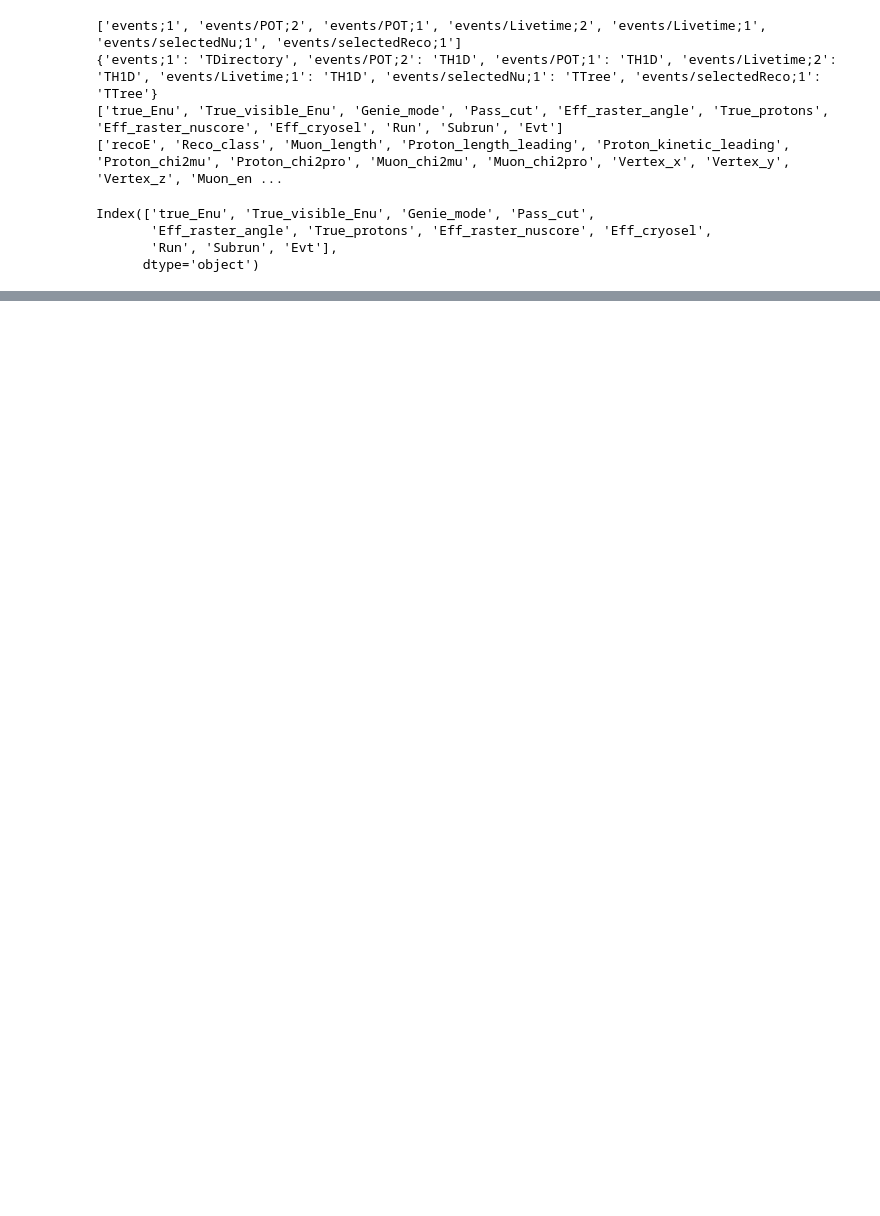
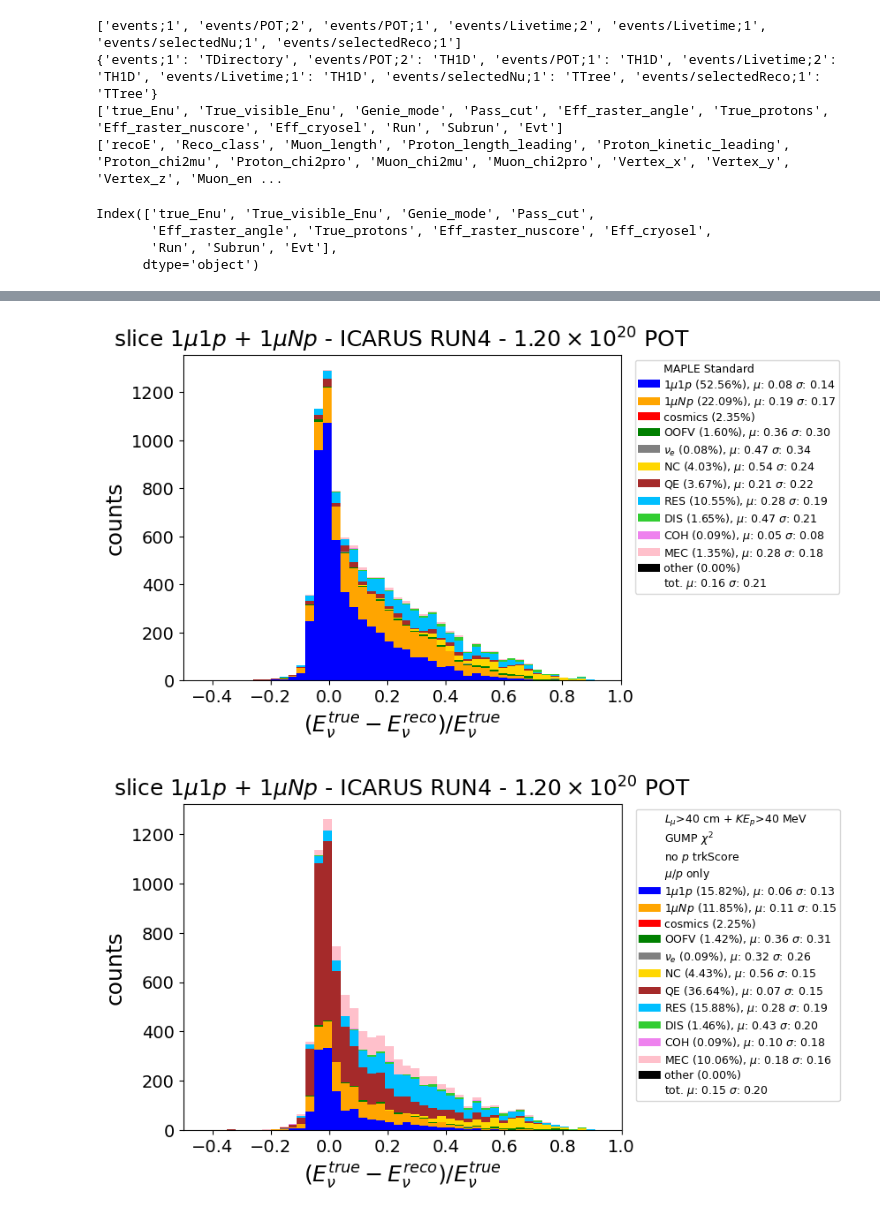
Before and after one commit to NicolaSommaggio/NicolaICARUS, a Jupyter notebook: MAPLE/selection_icarus/read_sbruce_tree.ipynb, the cells around one changed output, grey strips where cells are left out. Cells and saved outputs as stored; diff of their text form; code cells hidden in the pictures; blank space fills up the shorter version.

```diff
--- a/MAPLE/selection_icarus/read_sbruce_tree.ipynb
+++ b/MAPLE/selection_icarus/read_sbruce_tree.ipynb
@@ -181 +267,16 @@ plt.ylim(0,0.6)
+# %%
+labels = [
+    'MAPLE Standard',
+    r'$L_{\mu}$>40 cm + $KE_p$>40 MeV',
+    r'$L_{\mu}$>40 cm + $KE_p$>40 MeV' '\n' r'GUMP $\chi^2$',
+    r'$L_{\mu}$>40 cm + $KE_p$>40 MeV' '\n' r'GUMP $\chi^2$' '\n' r'no $p$ trkScore',
+    r'$L_{\mu}$>40 cm + $KE_p$>40 MeV' '\n' r'GUMP $\chi^2$' '\n' r'no $p$ trkScore' '\n' r'$\mu$/$p$ only',
+    r'$L_{\mu}$>40 cm + $KE_p$>40 MeV' '\n' r'GUMP $\chi^2$' '\n' r'no $p$ trkScore' '\n' r'$\mu$/$p$ only' '\n' 'GUMP CRT',
+    r'$L_{\mu}$>40 cm + $KE_p$>40 MeV' '\n' r'GUMP $\chi^2$' '\n' r'no $p$ trkScore' '\n' r'$\mu$/$p$ only' '\n' 'GUMP CRT' '\n' r'$L_{\mu}$<400 cm',
+    r'$L_{\mu}$>40 cm + $KE_p$>40 MeV' '\n' r'GUMP $\chi^2$' '\n' r'no $p$ trkScore' '\n' r'$\mu$/$p$ only' '\n' 'GUMP CRT' '\n' r'$L_{\mu}$<400 cm' '\n' 'GUMP FV',
+    r'$L_{\mu}$>40 cm + $KE_p$>40 MeV' '\n' r'GUMP $\chi^2$' '\n' r'no $p$ trkScore' '\n' r'$\mu$/$p$ only' '\n' 'GUMP CRT' '\n' r'$L_{\mu}$<400 cm' '\n' 'GUMP FV' '\n' 'GUMP Trigger',
+    r'$L_{\mu}$>50 cm + $KE_p$>50 MeV' '\n' r'GUMP $\chi^2$' '\n' r'no $p$ trkScore' '\n' r'$\mu$/$p$ only' '\n' 'GUMP CRT' '\n' 'GUMP FV' '\n' 'GUMP Trigger',
+    r'$L_{\mu}$>40 cm + $KE_p$>40 MeV' '\n' r'GUMP $\chi^2$' '\n' r'no $p$ trkScore' '\n' 'GUMP CRT' '\n' r'$L_{\mu}$<400 cm' '\n' 'GUMP FV' '\n' 'GUMP Trigger',
+    r'$L_{\mu}$>50 cm + $KE_p$>50 MeV' '\n' r'GUMP $\chi^2$' '\n' r'no $p$ trkScore' '\n' 'GUMP CRT' '\n' 'GUMP FV' '\n' 'GUMP Trigger'
+]
 # %%
@@ -364,0 +620,16 @@ tot selected GUMP:  8984 tot true signal GUMP:  5354
+# %%
+plot_E_res(df_reco_standard,r'slice $1\mu 1p$ + $1\mu Np$ - ICARUS RUN4 - $1.20\times10^{20}$ POT',labels[0],0)
+#plot_E_res(df_reco_muL_pKE,r'slice $1\mu 1p$ + $1\mu Np$ - ICARUS RUN4 - $1.20\times10^{20}$ POT',labels[1],1)
+#plot_E_res(df_reco_muL_pKE_pid,r'slice $1\mu 1p$ + $1\mu Np$ - ICARUS RUN4 - $1.20\times10^{20}$ POT',labels[2],2)
+#plot_E_res(df_reco_muL_pKE_pid_trackscore,r'slice $1\mu 1p$ + $1\mu Np$ - ICARUS RUN4 - $1.20\times10^{20}$ POT',labels[3],3)
+plot_E_res(df_reco_muL_pKE_pid_trackscore_vis,r'slice $1\mu 1p$ + $1\mu Np$ - ICARUS RUN4 - $1.20\times10^{20}$ POT',labels[4],4)
+plot_E_res(df_reco_muL_pKE_pid_trackscore_vis_crt,r'slice $1\mu 1p$ + $1\mu Np$ - ICARUS RUN4 - $1.20\times10^{20}$ POT',labels[5],5)
+plot_E_res(df_reco_muL_pKE_pid_trackscore_vis_crt_Lmumax,r'slice $1\mu 1p$ + $1\mu Np$ - ICARUS RUN4 - $1.20\times10^{20}$ POT',labels[6],6)
+plot_E_res(df_reco_muL_pKE_pid_trackscore_vis_crt_Lmumax_FV,r'slice $1\mu 1p$ + $1\mu Np$ - ICARUS RUN4 - $1.20\times10^{20}$ POT',labels[7],7)
+plot_E_res(df_reco_muL_pKE_pid_trackscore_vis_crt_Lmumax_FV_Trigger,r'slice $1\mu 1p$ + $1\mu Np$ - ICARUS RUN4 - $1.20\times10^{20}$ POT',labels[8],8)
+plot_E_res(df_reco_muL50_pKE50_pid_trackscore_vis_crt_NOLmumax_FV_Trigger,r'slice $1\mu 1p$ + $1\mu Np$ - ICARUS RUN4 - $1.20\times10^{20}$ POT',labels[9],9)
+plot_E_res(df_reco_muL_pKE_pid_trackscore_NOvis_crt_Lmumax_FV_Trigger,r'slice $1\mu 1p$ + $1\mu Np$ - ICARUS RUN4 - $1.20\times10^{20}$ POT',labels[10],10)
+plot_E_res(df_reco_muL50_pKE50_pid_trackscore_NOvis_crt_NOLmumax_FV_Trigger,r'slice $1\mu 1p$ + $1\mu Np$ - ICARUS RUN4 - $1.20\times10^{20}$ POT',labels[11],11)
+# %% [output]
+[figure, added]
+[figure, added]
```
Also changed, not shown: parts of 18 cells of this notebook, 31 other files.
